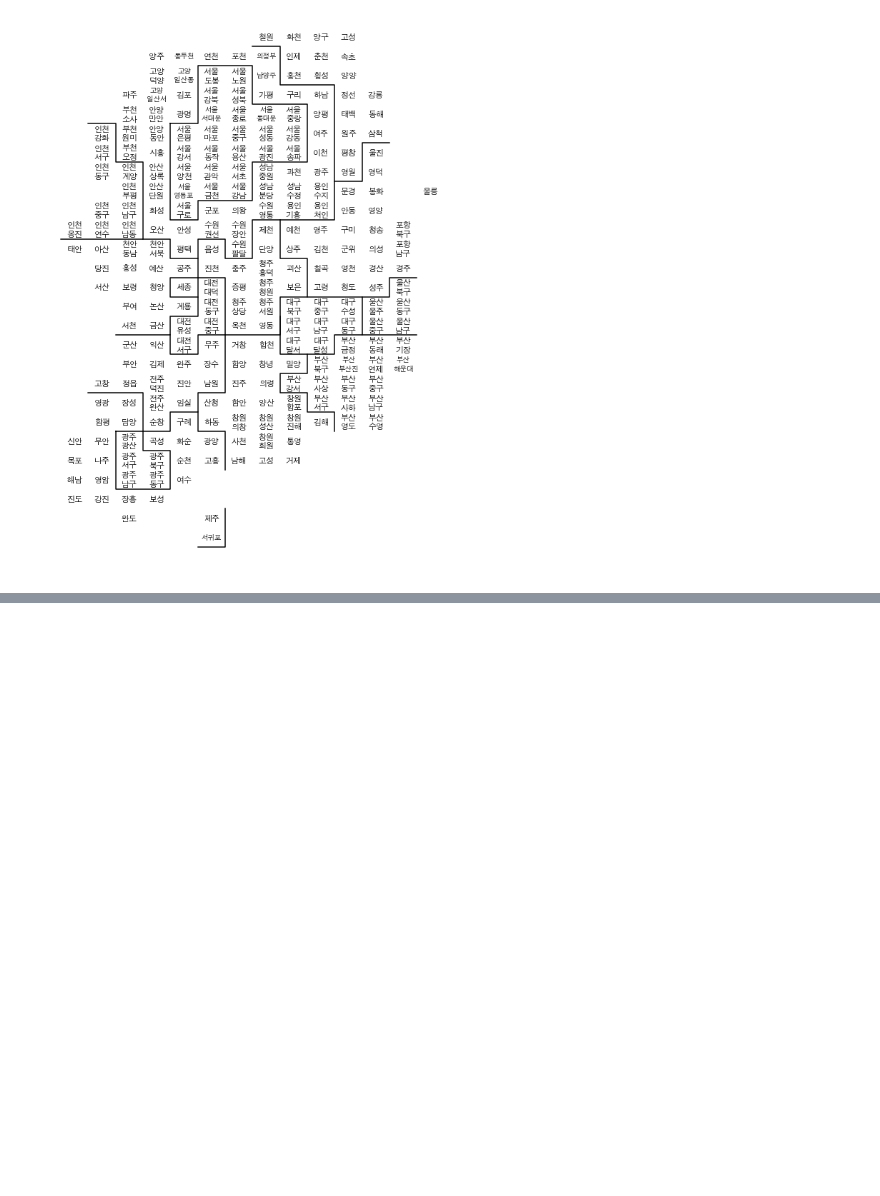
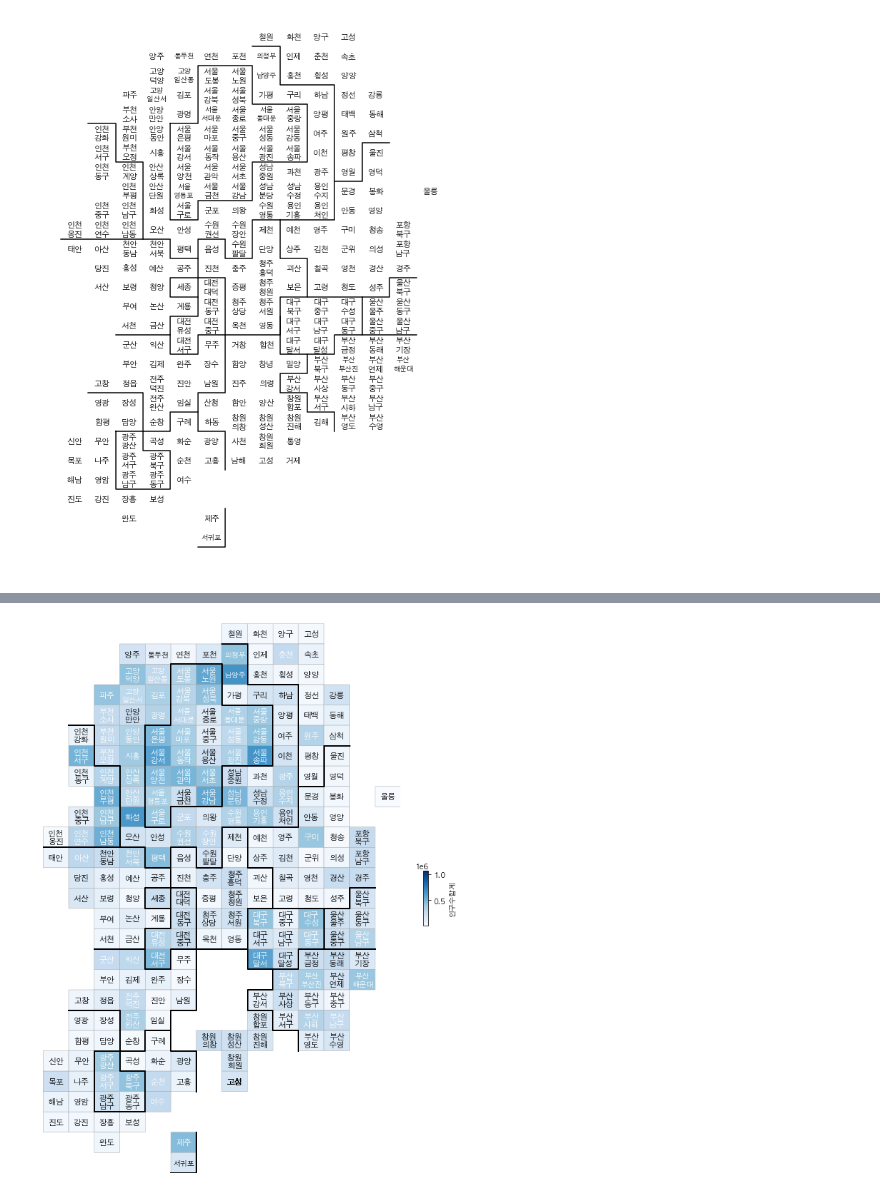
Before and after one commit to Juhye-Kim/Study_DataAnalyzing, a Jupyter notebook: 지역별 인구수 통계 지도 시각화.ipynb, the cells around one changed output, grey strips where cells are left out. Drawn from its saved outputs; the diff is of its cells as text; code cells hidden in the pictures; blank space fills up the shorter version.

```diff
--- a/지역별 인구수 통계 지도 시각화.ipynb
+++ b/지역별 인구수 통계 지도 시각화.ipynb
@@ -432,7 +432,7 @@ plt.show()
 # %% [output]
 [figure]
 # %%
-tmp_list = list(set(pop['ID'].unique())) - set(draw_korea['ID'].unique())
+tmp_list = list(set(pop['ID'].unique()) - set(draw_korea['ID'].unique()))
 
 for tmp in tmp_list:
     pop = pop.drop(pop[pop['ID']==tmp].index)
@@ -443,0 +445,3 @@ TypeError: unsupported operand type(s) for -: 'list' and 'set'
+# %%
+pop = pd.merge(pop, draw_korea, how='left', on=['ID'])
+pop.head()
@@ -443,0 +458,4 @@ TypeError: unsupported operand type(s) for -: 'list' and 'set'
+# %%
+drawKorea('인구수합계', pop, 'Blues')
+# %% [output]
+[figure, added]
```
Also changed, not shown: parts of 13 cells of this notebook.
